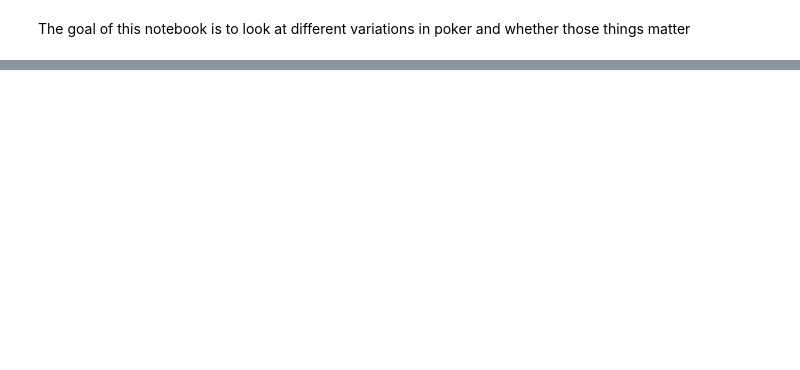
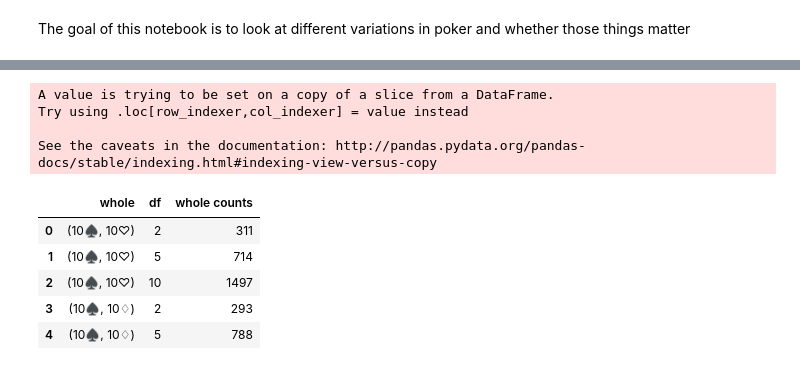
Before and after one commit to a35931chi/Poker, a Jupyter notebook: Data Comparisons.ipynb, the cells around one changed output, grey strips where cells are left out. Cells and saved outputs as stored; diff of their text form; code cells hidden in the pictures; blank space fills up the shorter version.

```diff
--- a/Data Comparisons.ipynb
+++ b/Data Comparisons.ipynb
@@ -25,0 +34,10 @@ Observations:
+# %%
+winner_10p_filename = 'Data/winner_sim_200k_10p.pickle' #this is for 10p
+with open(winner_10p_filename, 'rb') as handle:
+    winning10p_df = pickle.load(handle)
+winning10p_df['df'] = 10
+# %%
+winner_5p_filename = 'Data/winner_sim_200k_5p.pickle' #this is for 5p
+with open(winner_5p_filename, 'rb') as handle:
+    winning5p_df = pickle.load(handle)
+winning5p_df['df'] = 5
@@ -25,0 +121,18 @@ Observations:
+# %%
+whole_df = winning_df[['whole', 'df']]
+whole_df['whole'] = whole_df['whole'].apply(sorted).apply(tuple)
+whole_df = whole_df.groupby(['whole', 'df'])['whole'].count().to_frame()
+whole_df.rename(columns = {'whole': 'whole counts'}, inplace = True)
+whole_df.reset_index(inplace = True)
+whole_df.head()
+# %% [output]
+A value is trying to be set on a copy of a slice from a DataFrame.
+Try using .loc[row_indexer,col_indexer] = value instead
+
+See the caveats in the documentation: http://pandas.pydata.org/pandas-docs/stable/indexing.html#indexing-view-versus-copy
+|  | whole | df | whole counts |
+| 0 | (10♠, 10♡) | 2 | 311 |
+| 1 | (10♠, 10♡) | 5 | 714 |
+| 2 | (10♠, 10♡) | 10 | 1497 |
+| 3 | (10♠, 10♢) | 2 | 293 |
+| 4 | (10♠, 10♢) | 5 | 788 |
```
Also changed, not shown: parts of 13 cells of this notebook.
